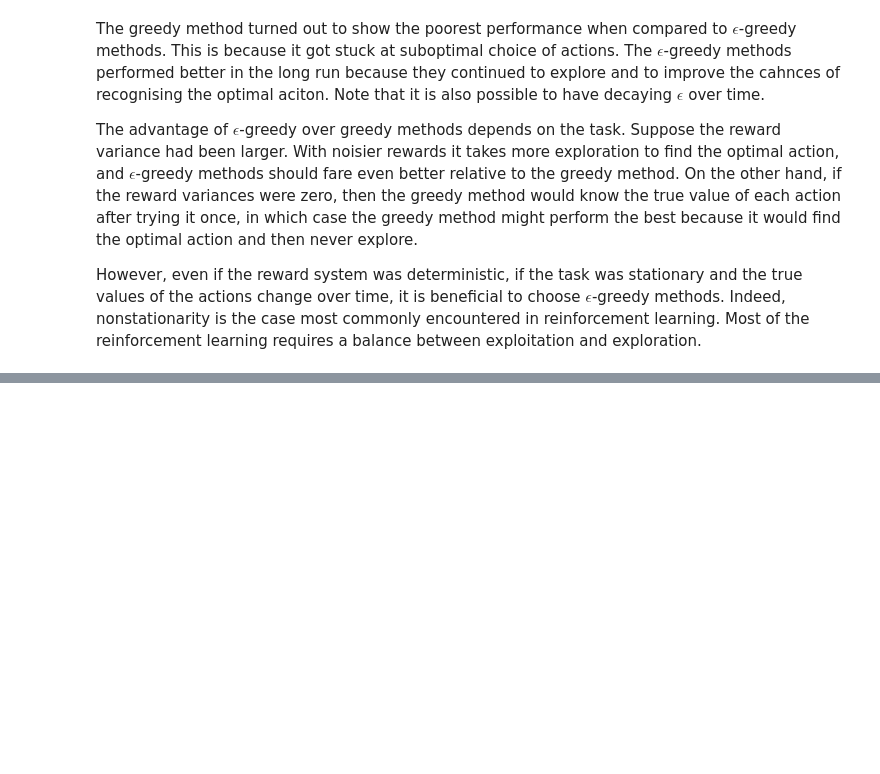
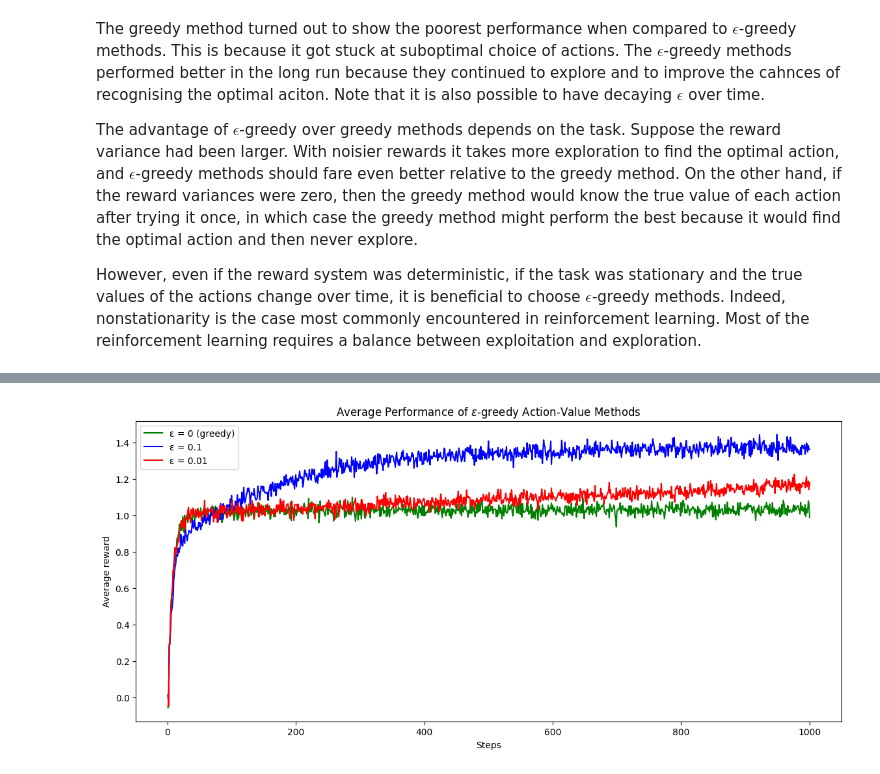
Before and after one commit to fredjeong/rl, a Jupyter notebook: multi-armed-bandits/the-10-armed-testbed.ipynb, the cells around one changed output, grey strips where cells are left out. Saved outputs shown, nothing was run; the diff lists cells and outputs as text; code cells hidden in the pictures; blank space fills up the shorter version.

```diff
--- a/multi-armed-bandits/the-10-armed-testbed.ipynb
+++ b/multi-armed-bandits/the-10-armed-testbed.ipynb
@@ -69,0 +125,60 @@ However, even if the reward system was deterministic, if the task was stationary
+# %%
+%%time
+
+"""
+Compare the time taken to run to the cell above
+"""
+
+history = [[[0 for _ in range(n_timesteps)] for _ in range(n_episodes)] for _ in range(n_epsilons)]
+
+for episode in range(n_episodes):
+    q_star = [np.random.normal(0, 1) for _ in range(k)]
+    q_hat = [[0 for _ in range(k)] for _ in range(n_epsilons)]
+    action_count = [[0 for _ in range(k)] for _ in range(n_epsilons)]
+
+    for timestep in range(n_timesteps):
+        # random number between 0 and 1
+        random_number = np.random.rand()
+
+        for i in range(n_epsilons):
+            epsilon = epsilons[i]
+
+            # choose a random action with probability epsilon
+            if random_number < epsilon:
+                action = np.random.choice(range(k))
+            else:
+                action = np.argmax(q_hat[i])
+
+            # the reward is selected from a normal distribution with mean q_star and variance 1
+            reward = np.random.normal(q_star[action], 1)
+            history[i][episode][timestep] = reward
+
+            # update the estimate of q_star
+            if not action_count[i][action]:
+                q_hat[i][action] = 0
+            else:
+                q_hat[i][action] += (reward - q_hat[i][action])/action_count[i][action]
+
+            action_count[i][action] += 1
+
+# Calculate average reward
+avg_rewards = np.zeros((n_epsilons, n_timesteps))
+for i in range(n_epsilons):
+    for t in range(n_timesteps):
+        avg_rewards[i, t] = np.mean([history[i][ep][t] for ep in range(n_episodes)])
+
+# Plotting
+plt.figure(figsize=(14, 6))
+colors = ['green', 'blue', 'red']
+labels = ['ε = 0 (greedy)', 'ε = 0.1', 'ε = 0.01']
+
+for i in range(n_epsilons):
+    plt.plot(range(1, n_timesteps + 1), avg_rewards[i], color=colors[i], label=labels[i])
+
+plt.xlabel('Steps')
+plt.ylabel('Average reward')
+plt.title('Average Performance of $\epsilon$-greedy Action-Value Methods')
+plt.legend()
+plt.show()
+# %% [output]
+[figure, added]
```
Also changed, not shown: parts of 5 cells of this notebook.
